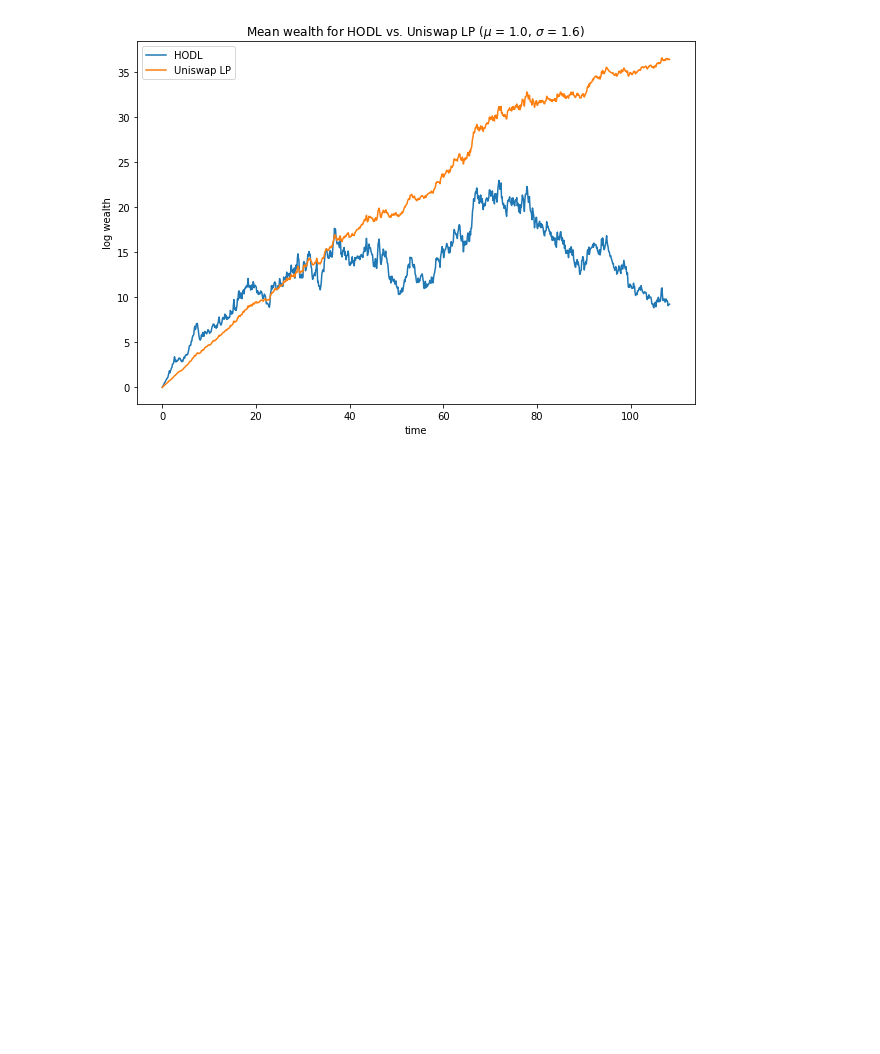
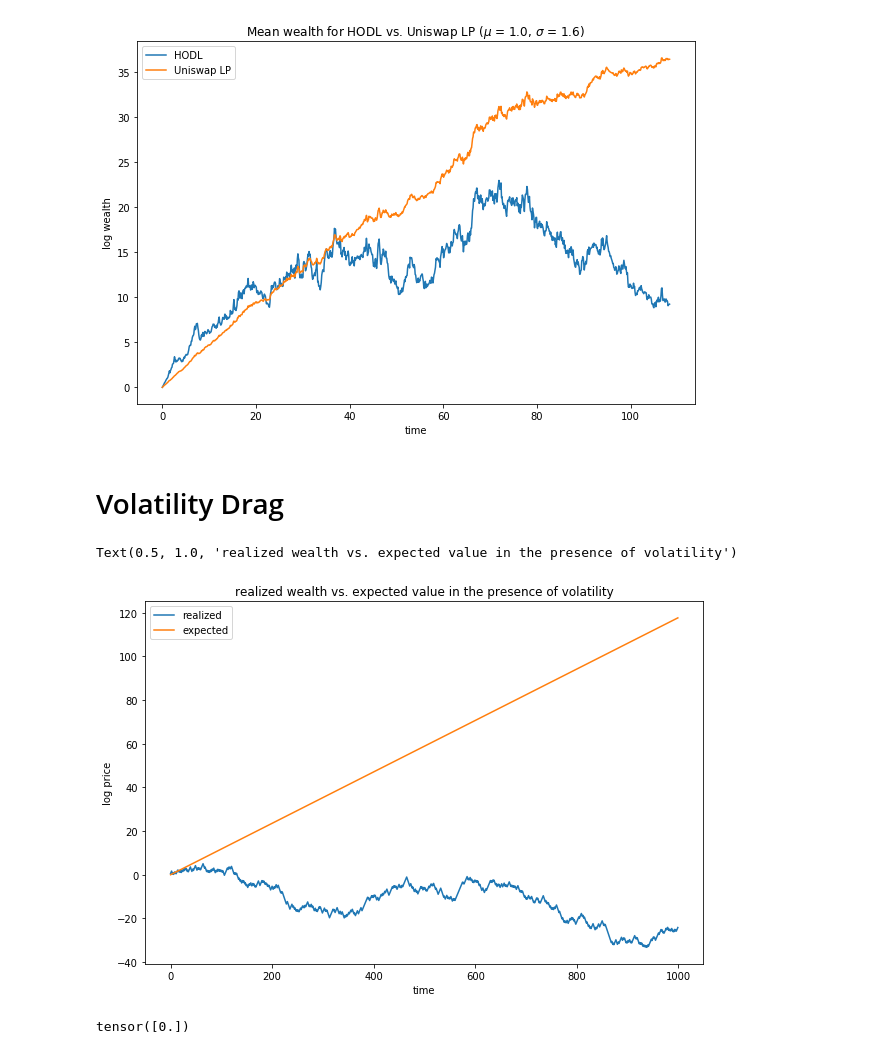
Before and after one commit to david-alexander-white/lp_wealth, a Jupyter notebook: announcement graphs.ipynb, the cells around one changed output. Saved outputs shown, nothing was run; the diff lists cells and outputs as text; code cells hidden in the pictures; blank space fills up the shorter version.

Commit message:
add volatility drag example

```diff
--- a/announcement graphs.ipynb
+++ b/announcement graphs.ipynb
@@ -47,3 +47,25 @@ plt.title(f"Mean wealth for HODL vs. Uniswap LP ($\mu$ = {float(mu)}, $\sigma$ =
 # %% [output]
 Text(0.5, 1.0, 'Mean wealth for HODL vs. Uniswap LP ($\\mu$ = 1.0, $\\sigma$ = 1.6)')
 [figure]
+# %% [markdown]
+# Volatility Drag
+# %%
+num_steps = 1000
+flips = torch.bernoulli(torch.ones(num_steps)*.5)
+returns = torch.where(flips==0, torch.tensor(.5), torch.tensor(1.75))
+value = torch.cumprod(returns,0)
+
+width=10
+figure(figsize=(width,width/1.5))
+sbn.lineplot(range(num_steps), np.log(value),label="realized")
+sbn.lineplot(range(num_steps), np.log(1.125**np.arange(num_steps)),label="expected")
+plt.xlabel("time")
+plt.ylabel("log price")
+plt.title(f"realized wealth vs. expected value in the presence of volatility")
+# %% [output]
+Text(0.5, 1.0, 'realized wealth vs. expected value in the presence of volatility')
+[figure, added]
+# %%
+value[-1:]
+# %% [output]
+tensor([0.])
```
